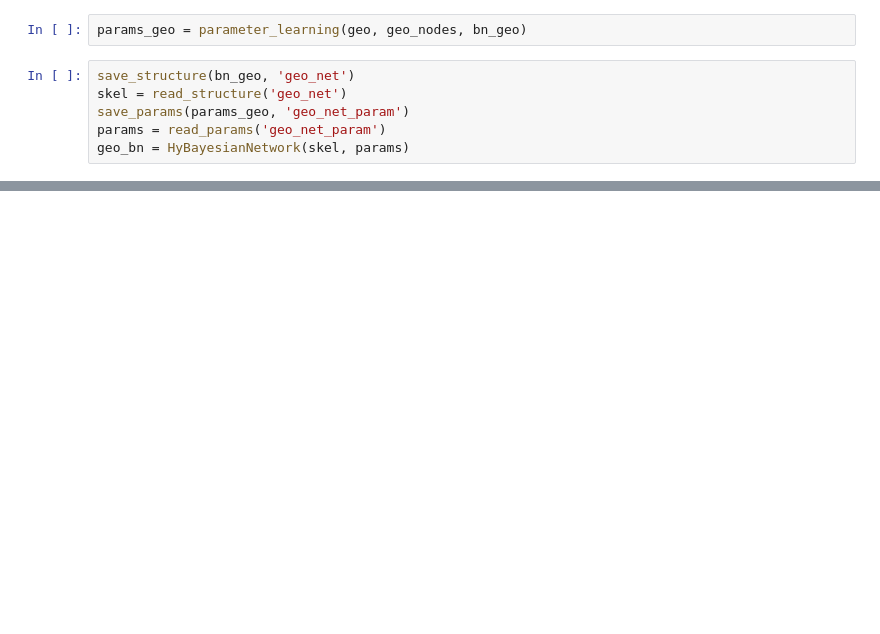
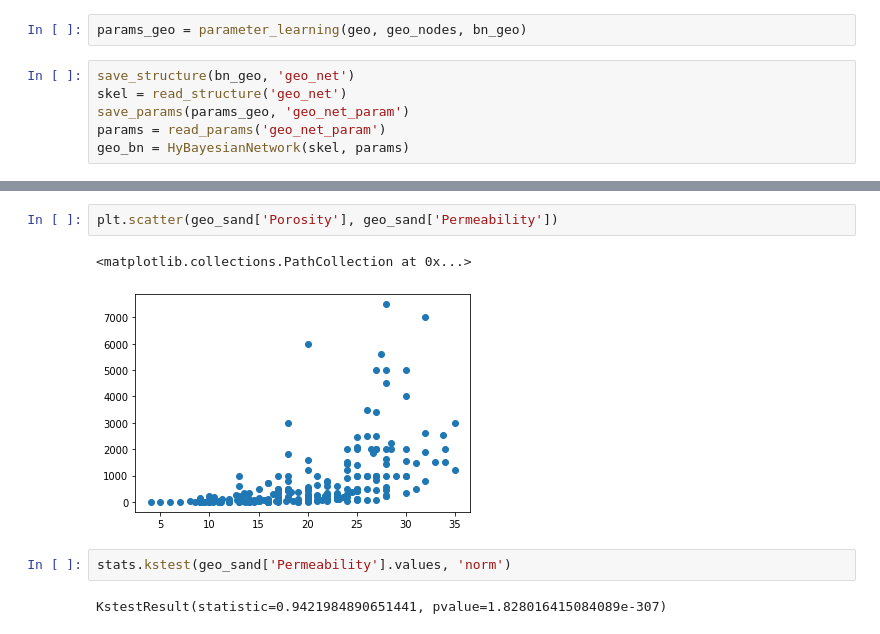
Before and after one commit to Anaxagor/Mixed-Learning-of-Bayesian-Networks, a Jupyter notebook: experiments/exp_with_param_learning.ipynb, the cells around one changed output, grey strips where cells are left out. Cells and saved outputs as stored; diff of their text form; blank space fills up the shorter version.

```diff
--- a/experiments/exp_with_param_learning.ipynb
+++ b/experiments/exp_with_param_learning.ipynb
@@ -169,0 +185,9 @@ rmse_dict
+# %%
+plt.scatter(geo_sand['Porosity'], geo_sand['Permeability'])
+# %% [output]
+<matplotlib.collections.PathCollection at 0x...>
+[figure, added]
+# %%
+stats.kstest(geo_sand['Permeability'].values, 'norm')
+# %% [output]
+KstestResult(statistic=0.9421984890651441, pvalue=1.828016415084089e-307)
```
Also changed, not shown: parts of 10 cells of this notebook.
